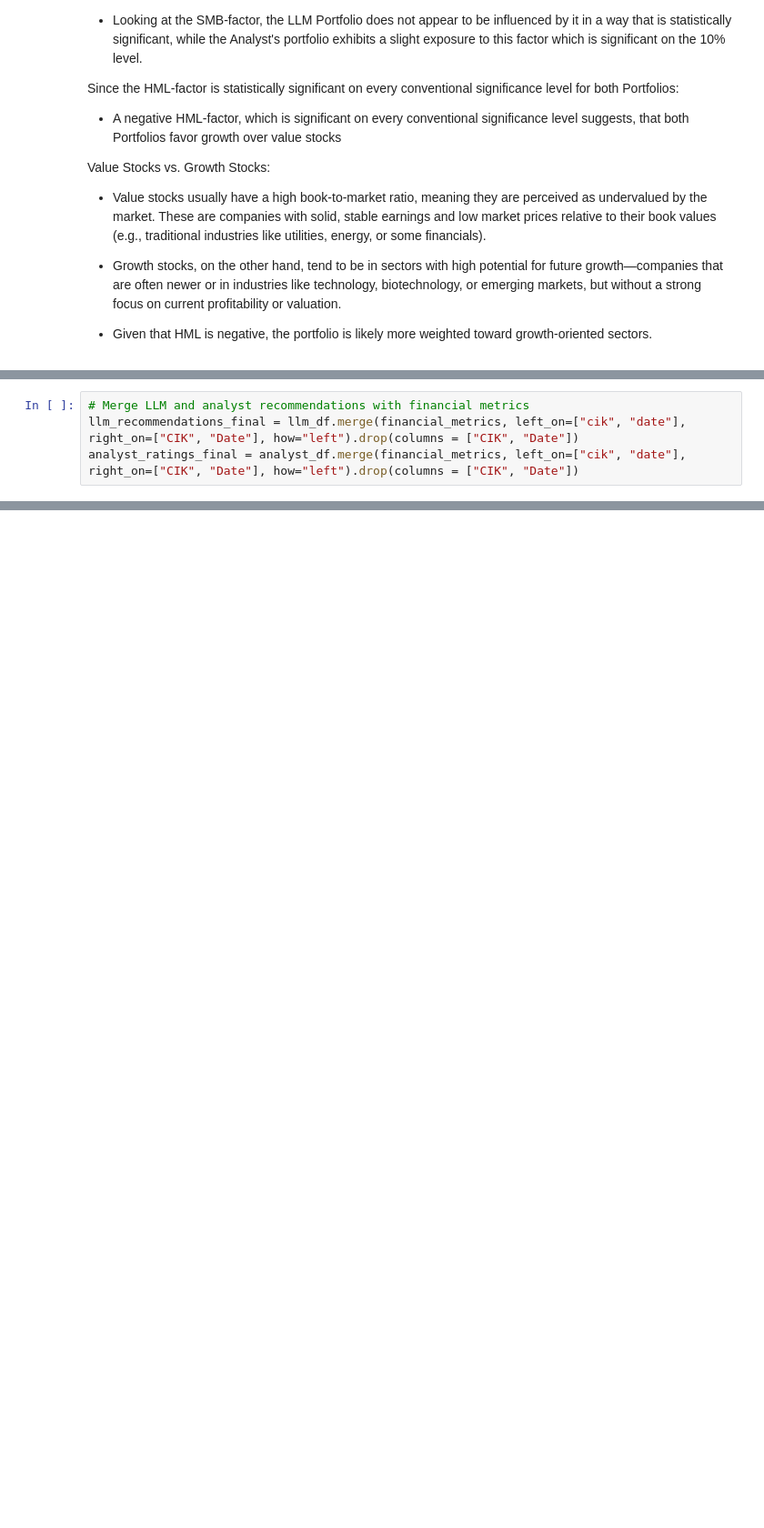
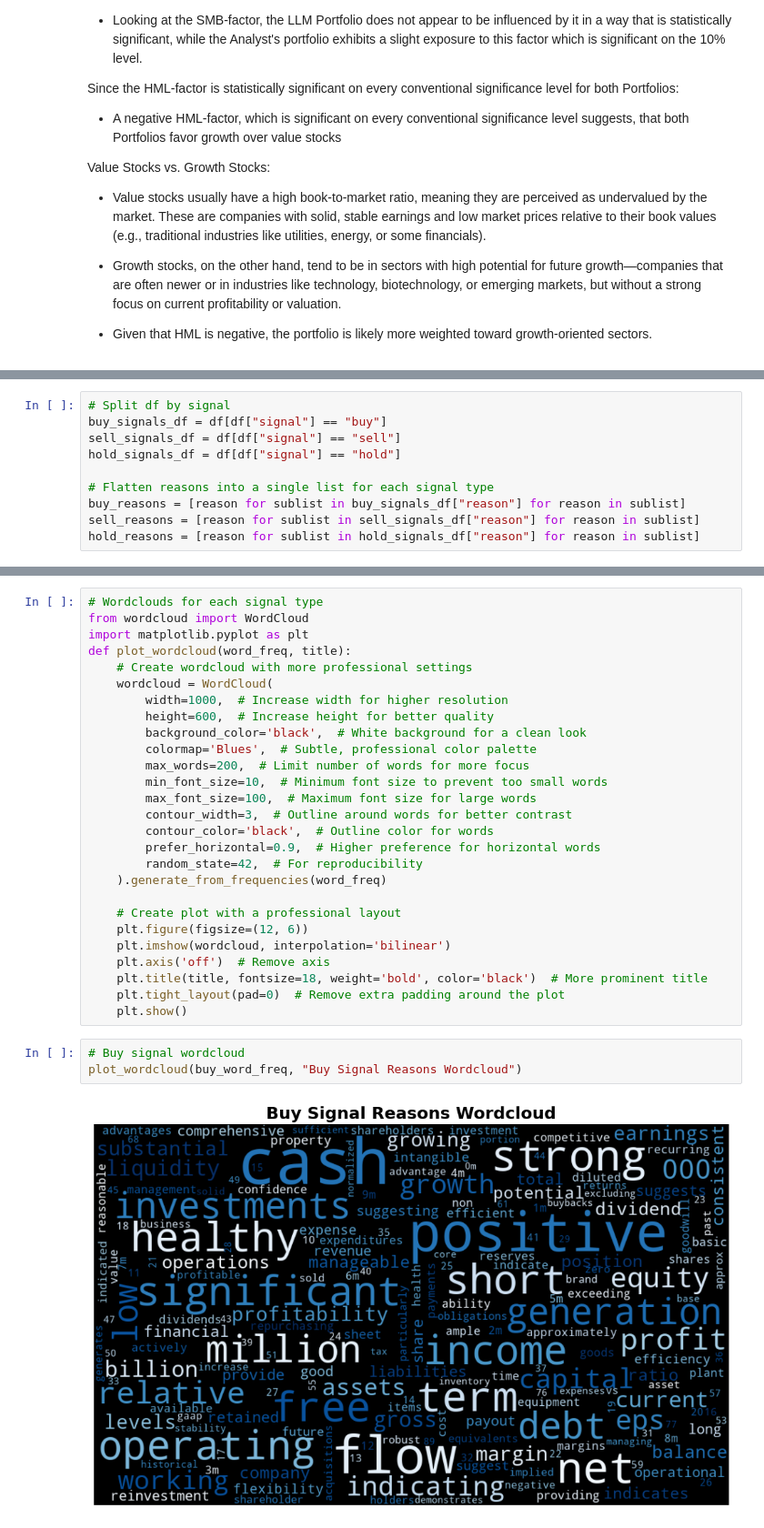
Before and after one commit to benherz/Masterarbeit, a Jupyter notebook: code/results_exploration.ipynb, the cells around one changed output, grey strips where cells are left out. Shown at 91% size. Drawn from its saved outputs; the diff is of its cells as text; blank space fills up the shorter version.

```diff
--- a/code/results_exploration.ipynb
+++ b/code/results_exploration.ipynb
@@ -723,4 +445,0 @@ financial_metrics["Date"] = pd.to_datetime(financial_metrics["Date"]).dt.to_peri
-# %%
-# Merge LLM and analyst recommendations with financial metrics
-llm_recommendations_final = llm_df.merge(financial_metrics, left_on=["cik", "date"], right_on=["CIK", "Date"], how="left").drop(columns = ["CIK", "Date"])
-analyst_ratings_final = analyst_df.merge(financial_metrics, left_on=["cik", "date"], right_on=["CIK", "Date"], how="left").drop(columns = ["CIK", "Date"])
@@ -883,0 +478,10 @@ weighted avg       0.74      0.77      0.74     22661
+# %%
+# Split df by signal
+buy_signals_df = df[df["signal"] == "buy"]
+sell_signals_df = df[df["signal"] == "sell"]
+hold_signals_df = df[df["signal"] == "hold"]
+
+# Flatten reasons into a single list for each signal type
+buy_reasons = [reason for sublist in buy_signals_df["reason"] for reason in sublist]
+sell_reasons = [reason for sublist in sell_signals_df["reason"] for reason in sublist]
+hold_reasons = [reason for sublist in hold_signals_df["reason"] for reason in sublist]
@@ -883,0 +580,32 @@ weighted avg       0.74      0.77      0.74     22661
+# %%
+# Wordclouds for each signal type
+from wordcloud import WordCloud
+import matplotlib.pyplot as plt
+def plot_wordcloud(word_freq, title):
+    # Create wordcloud with more professional settings
+    wordcloud = WordCloud(
+        width=1000,  # Increase width for higher resolution
+        height=600,  # Increase height for better quality
+        background_color='black',  # White background for a clean look
+        colormap='Blues',  # Subtle, professional color palette
+        max_words=200,  # Limit number of words for more focus
+        min_font_size=10,  # Minimum font size to prevent too small words
+        max_font_size=100,  # Maximum font size for large words
+        contour_width=3,  # Outline around words for better contrast
+        contour_color='black',  # Outline color for words
+        prefer_horizontal=0.9,  # Higher preference for horizontal words
+        random_state=42,  # For reproducibility
+    ).generate_from_frequencies(word_freq)
+
+    # Create plot with a professional layout
+    plt.figure(figsize=(12, 6))
+    plt.imshow(wordcloud, interpolation='bilinear')
+    plt.axis('off')  # Remove axis
+    plt.title(title, fontsize=18, weight='bold', color='black')  # More prominent title
+    plt.tight_layout(pad=0)  # Remove extra padding around the plot
+    plt.show()
+# %%
+# Buy signal wordcloud
+plot_wordcloud(buy_word_freq, "Buy Signal Reasons Wordcloud")
+# %% [output]
+[figure, added]
```
Also changed, not shown: parts of 45 cells of this notebook, 9 other files.
